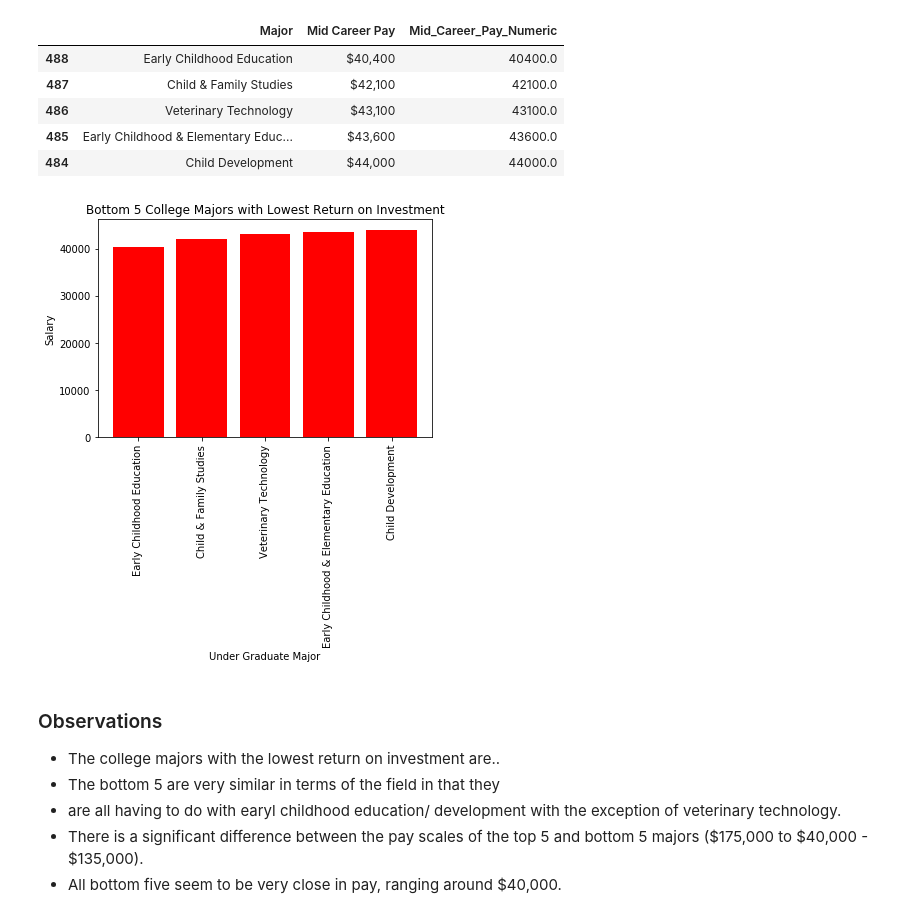
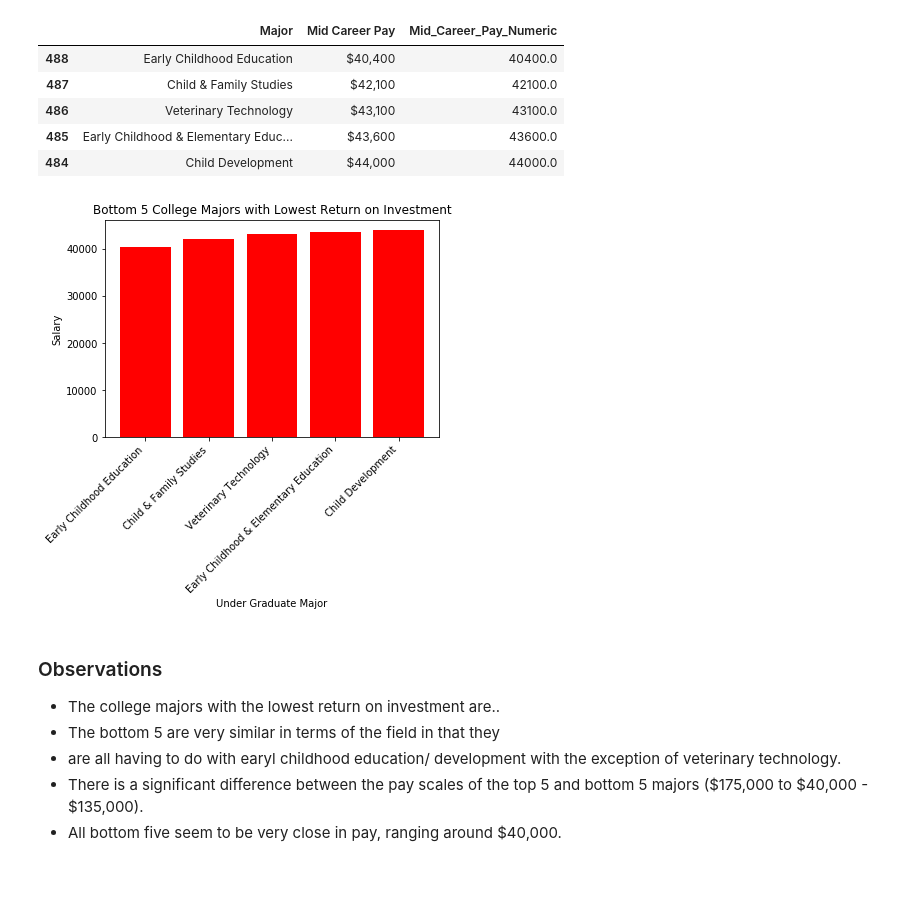
Before and after one commit to rohitrao1/Analysis-of-Higher-Education, a Jupyter notebook: Edu Data Evaluation.ipynb, the cells around one changed output. Cells and saved outputs as stored; diff of their text form; code cells hidden in the pictures; blank space fills up the shorter version.

```diff
--- a/Edu Data Evaluation.ipynb
+++ b/Edu Data Evaluation.ipynb
@@ -1011,24 +1065,24 @@ new_df2
 # %%
 # Create the ticks for our bar chart's x axis
 # Give the chart a title, x label, and y label
 Bottom5_df = new_df2.sort_values('Mid_Career_Pay_Numeric')
 Bottom5_df
 x_axis1 = np.arange(0, len(Bottom5_df.Major))
 tick_locations = []
 for x in x_axis1:
     tick_locations.append(x)
 plt.title("Bottom 5 College Majors with Lowest Return on Investment")
 plt.xlabel("Under Graduate Major")
 plt.ylabel("Salary")
 tick_locations = [value for value in x_axis1]
 tick_locations
-plt.xticks(tick_locations, Bottom5_df.Major, rotation = 90)
+plt.xticks(tick_locations, Bottom5_df.Major, rotation = 45, horizontalalignment="right")
 plt.bar(x_axis1, Bottom5_df.Mid_Career_Pay_Numeric, color="red", align="center")
 
 plt.savefig('Images/LeastRoi.png', bbox_inches="tight")
 plt.show()
 # %% [output]
-[figure, old version]
+[figure, new version]
 # %% [markdown]
 ### Observations
 - The college majors with the lowest return on investment are..
```
Also changed, not shown: parts of 10 cells of this notebook, 10 other files.
